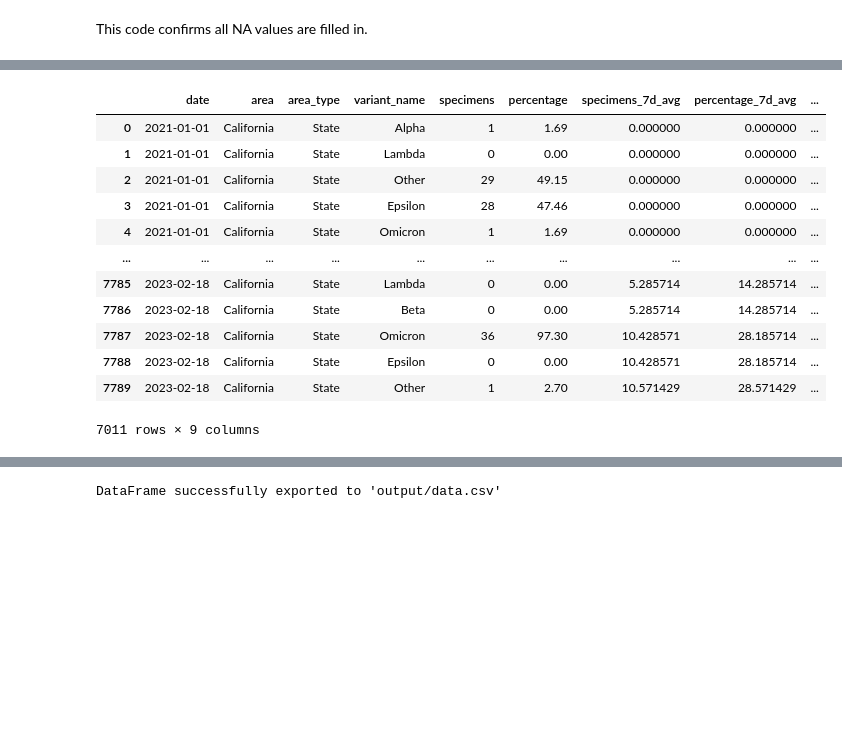
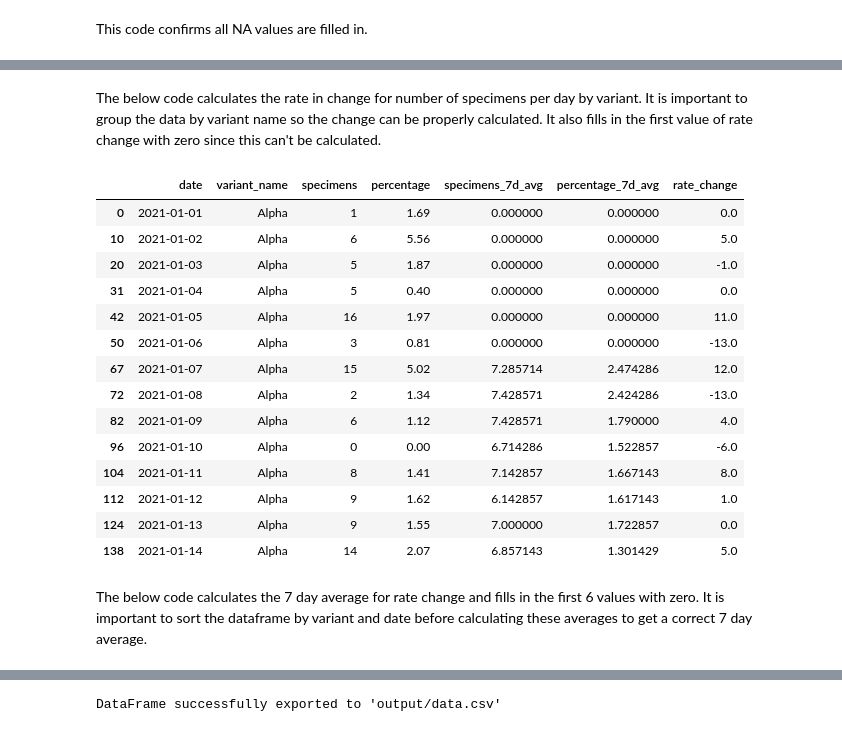
Before and after one commit to aspurser84-dot/BIFX546-project, a Jupyter notebook: notebooks/Final_BIFX546_Project_Graham.ipynb, the cells around one changed output, grey strips where cells are left out. Drawn from its saved outputs; the diff is of its cells as text; code cells hidden in the pictures; blank space fills up the shorter version.

```diff
--- a/notebooks/Final_BIFX546_Project_Graham.ipynb
+++ b/notebooks/Final_BIFX546_Project_Graham.ipynb
@@ -135,14 +250,14 @@ The below code calculates the rolling 7 day average.
 # %%
 # Calculate 7-day rolling average
 #specimens_7d_avg
-data = df['specimens'].tolist()
-series = pd.Series(data)
+data_sorted = df1.sort_values(by= ['variant_name',"date"], ascending=True)
+series_specimen = pd.Series(data_sorted['specimens'])
 
-moving_avg_specimens = series.rolling(window=7).mean()
+moving_avg_specimens = series_specimen.rolling(window=7).mean()
 
 #percentage_7d_avg
-data = df['percentage'].tolist()
-series = pd.Series(data)
+data = df1['percentage'].tolist()
+series_percentage = pd.Series(data_sorted['percentage'])
 
-moving_avg_percentage = series.rolling(window=7).mean()
+moving_avg_percentage = series_percentage.rolling(window=7).mean()
 # %% [markdown]
@@ -152,9 +267,12 @@ However the first 6 days cannot calculate a 7 day average and these must be fill
 # %%
 #Instead we want to fill in N/A values with 7 day average
 
-df['specimens_7d_avg'] = moving_avg_specimens
-print(df)
+df2 = df1.copy()
+df2['specimens_7d_avg'] = moving_avg_specimens
+df2['percentage_7d_avg'] = moving_avg_percentage
 
-df['percentage_7d_avg'] = moving_avg_percentage
-print(df)
+df2['specimens_7d_avg'] = df2['specimens_7d_avg'].fillna(0)
+df2['percentage_7d_avg'] = df2['percentage_7d_avg'].fillna(0)
+
+print(df2.head(14))
 # %% [output]
@@ -202,8 +312,11 @@ The below code removes all rows with Total as the variant name. This is redundan
 # %%
 #Need to remove all rows with "Total" in variant_name
-value_to_remove = 'Total'
+A_value_to_remove = 'Total'
+B_value_to_remove = 'Other'
 
 # Remove rows where 'variant_name' equals "Total"
-df2 = df[df['variant_name'] != value_to_remove]
-df2
+df2 = df2[df2['variant_name'] != A_value_to_remove]
+df2 = df2[df2['variant_name'] != B_value_to_remove]
+
+pd.Series(df2["variant_name"]).value_counts()
 # %% [output]
@@ -242,3 +333,0 @@ This will allow us to properly graph the data in seaborn.
-# %%
-df2['date'] = pd.to_datetime(df2['date'], format='%d-%m-%Y')
-df2.dtypes
@@ -277,19 +334,31 @@ df2
+# %% [markdown]
+The below code calculates the rate in change for number of specimens per day by variant. It is important to group the data by variant name so the change can be properly calculated. It also fills in the first value of rate change with zero since this can't be calculated.
 # %%
+#calculates the rate change for number of specimens per day
+#Also fills in the N/A values with zero
 rate_change = df2.groupby('variant_name', as_index=False)['specimens'].diff()
+
 df3 = df2.copy()
 df3['rate_change'] = rate_change
-df3
+
+df3['rate_change'] = df3['rate_change'].fillna(0)
+
+df3.head(14)
 # %% [output]
-|  | date | area | area_type | variant_name | specimens | percentage | specimens_7d_avg | percentage_7d_avg | ... |
-| 0 | 2021-01-01 | California | State | Alpha | 1 | 1.69 | 0.000000 | 0.000000 | ... |
-| 1 | 2021-01-01 | California | State | Lambda | 0 | 0.00 | 0.000000 | 0.000000 | ... |
-| 2 | 2021-01-01 | California | State | Other | 29 | 49.15 | 0.000000 | 0.000000 | ... |
-| 3 | 2021-01-01 | California | State | Epsilon | 28 | 47.46 | 0.000000 | 0.000000 | ... |
-| 4 | 2021-01-01 | California | State | Omicron | 1 | 1.69 | 0.000000 | 0.000000 | ... |
-| ... | ... | ... | ... | ... | ... | ... | ... | ... | ... |
-| 7785 | 2023-02-18 | California | State | Lambda | 0 | 0.00 | 5.285714 | 14.285714 | ... |
-| 7786 | 2023-02-18 | California | State | Beta | 0 | 0.00 | 5.285714 | 14.285714 | ... |
-| 7787 | 2023-02-18 | California | State | Omicron | 36 | 97.30 | 10.428571 | 28.185714 | ... |
-| 7788 | 2023-02-18 | California | State | Epsilon | 0 | 0.00 | 10.428571 | 28.185714 | ... |
-| 7789 | 2023-02-18 | California | State | Other | 1 | 2.70 | 10.571429 | 28.571429 | ... |
+|  | date | variant_name | specimens | percentage | specimens_7d_avg | percentage_7d_avg | rate_change |
+| 0 | 2021-01-01 | Alpha | 1 | 1.69 | 0.000000 | 0.000000 | 0.0 |
+| 10 | 2021-01-02 | Alpha | 6 | 5.56 | 0.000000 | 0.000000 | 5.0 |
+| 20 | 2021-01-03 | Alpha | 5 | 1.87 | 0.000000 | 0.000000 | -1.0 |
+| 31 | 2021-01-04 | Alpha | 5 | 0.40 | 0.000000 | 0.000000 | 0.0 |
+| 42 | 2021-01-05 | Alpha | 16 | 1.97 | 0.000000 | 0.000000 | 11.0 |
+| 50 | 2021-01-06 | Alpha | 3 | 0.81 | 0.000000 | 0.000000 | -13.0 |
+| 67 | 2021-01-07 | Alpha | 15 | 5.02 | 7.285714 | 2.474286 | 12.0 |
+| 72 | 2021-01-08 | Alpha | 2 | 1.34 | 7.428571 | 2.424286 | -13.0 |
+| 82 | 2021-01-09 | Alpha | 6 | 1.12 | 7.428571 | 1.790000 | 4.0 |
+| 96 | 2021-01-10 | Alpha | 0 | 0.00 | 6.714286 | 1.522857 | -6.0 |
+| 104 | 2021-01-11 | Alpha | 8 | 1.41 | 7.142857 | 1.667143 | 8.0 |
+| 112 | 2021-01-12 | Alpha | 9 | 1.62 | 6.142857 | 1.617143 | 1.0 |
+| 124 | 2021-01-13 | Alpha | 9 | 1.55 | 7.000000 | 1.722857 | 0.0 |
+| 138 | 2021-01-14 | Alpha | 14 | 2.07 | 6.857143 | 1.301429 | 5.0 |
-7011 rows × 9 columns
+# %% [markdown]
+The below code calculates the 7 day average for rate change and fills in the first 6 values with zero. It is important to sort the dataframe by variant and date before calculating these averages to get a correct 7 day average.
```
Also changed, not shown: parts of 70 cells of this notebook.
